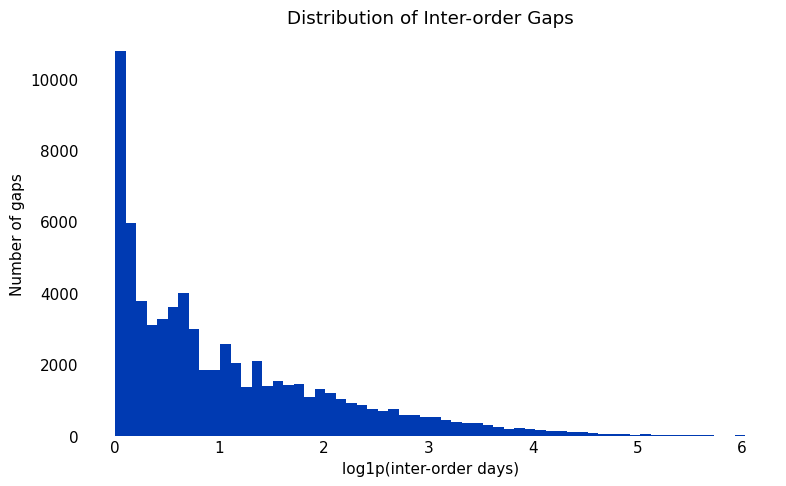
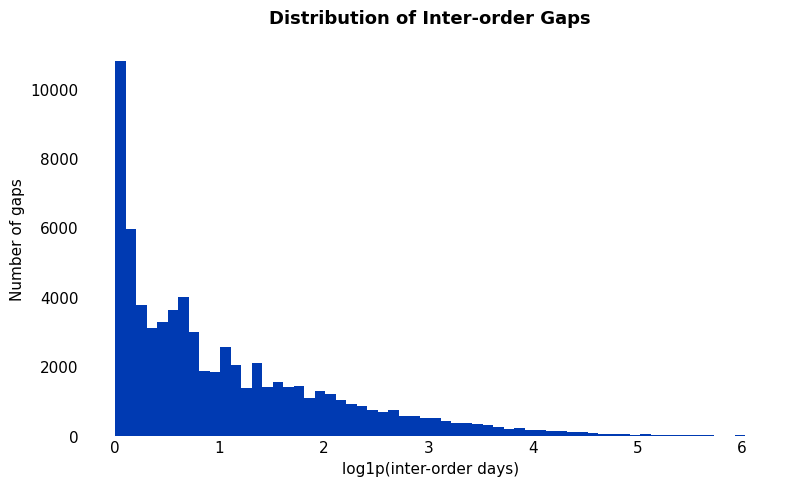
The notebook cell's code change between the first figure and the second:
--- before
+++ after
@@ -33,5 +33,5 @@
 
 # labels
-ax.set_title("Distribution of Inter-order Gaps")
+ax.set_title("Distribution of Inter-order Gaps", fontsize=13, fontweight="bold", pad=14)
 ax.set_xlabel("log1p(inter-order days)")
 ax.set_ylabel("Number of gaps")

Commit: Change title format of charts/plots